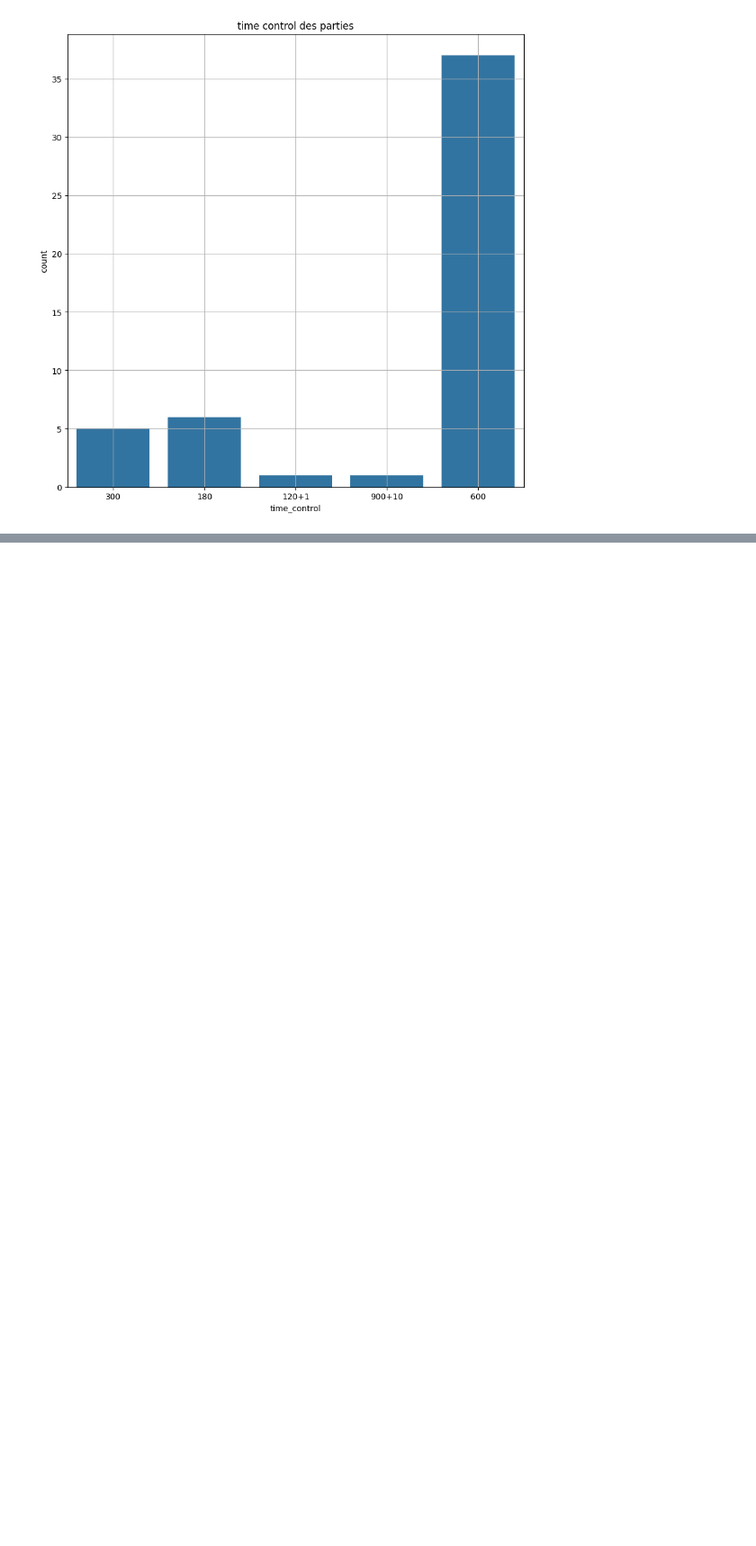
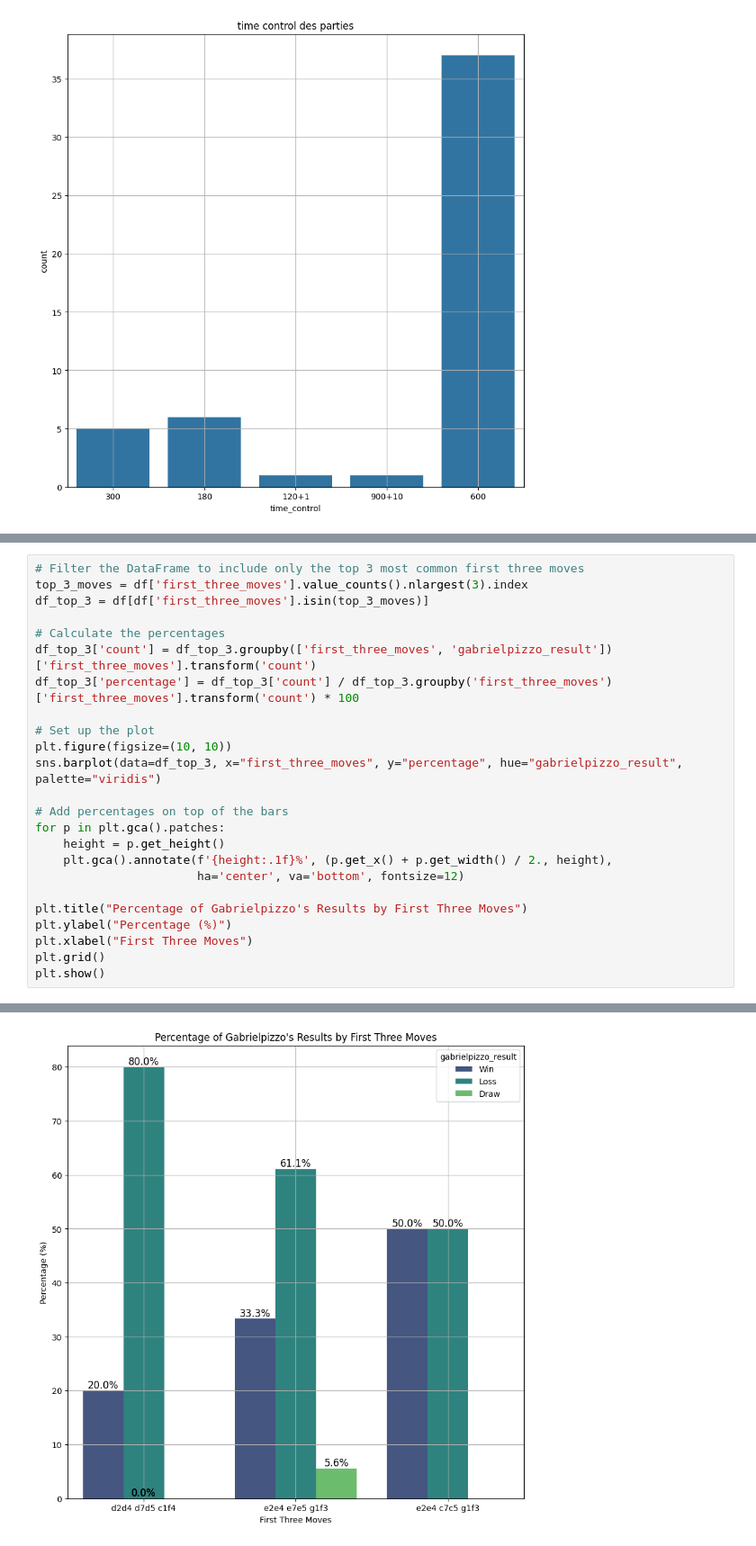
Before and after one commit to gabriel04100/chessdb, a Jupyter notebook: visualisation.ipynb, the cells around one changed output, grey strips where cells are left out. Shown at 90% size. Drawn from its saved outputs; the diff is of its cells as text; blank space fills up the shorter version.

```diff
--- a/visualisation.ipynb
+++ b/visualisation.ipynb
@@ -73,0 +104,25 @@ df[["num_moves","first_two_moves"]].head(10)
+# %%
+# Filter the DataFrame to include only the top 3 most common first three moves
+top_3_moves = df['first_three_moves'].value_counts().nlargest(3).index
+df_top_3 = df[df['first_three_moves'].isin(top_3_moves)]
+
+# Calculate the percentages
+df_top_3['count'] = df_top_3.groupby(['first_three_moves', 'gabrielpizzo_result'])['first_three_moves'].transform('count')
+df_top_3['percentage'] = df_top_3['count'] / df_top_3.groupby('first_three_moves')['first_three_moves'].transform('count') * 100
+
+# Set up the plot
+plt.figure(figsize=(10, 10))
+sns.barplot(data=df_top_3, x="first_three_moves", y="percentage", hue="gabrielpizzo_result", palette="viridis")
+
+# Add percentages on top of the bars
+for p in plt.gca().patches:
+    height = p.get_height()
+    plt.gca().annotate(f'{height:.1f}%', (p.get_x() + p.get_width() / 2., height),
+                       ha='center', va='bottom', fontsize=12)
+
+plt.title("Percentage of Gabrielpizzo's Results by First Three Moves")
+plt.ylabel("Percentage (%)")
+plt.xlabel("First Three Moves")
+plt.grid()
+plt.show()
+# %% [output]
@@ -73,0 +139 @@ df[["num_moves","first_two_moves"]].head(10)
+[figure, added]
```
Also changed, not shown: parts of 8 cells of this notebook, 1 other file.
